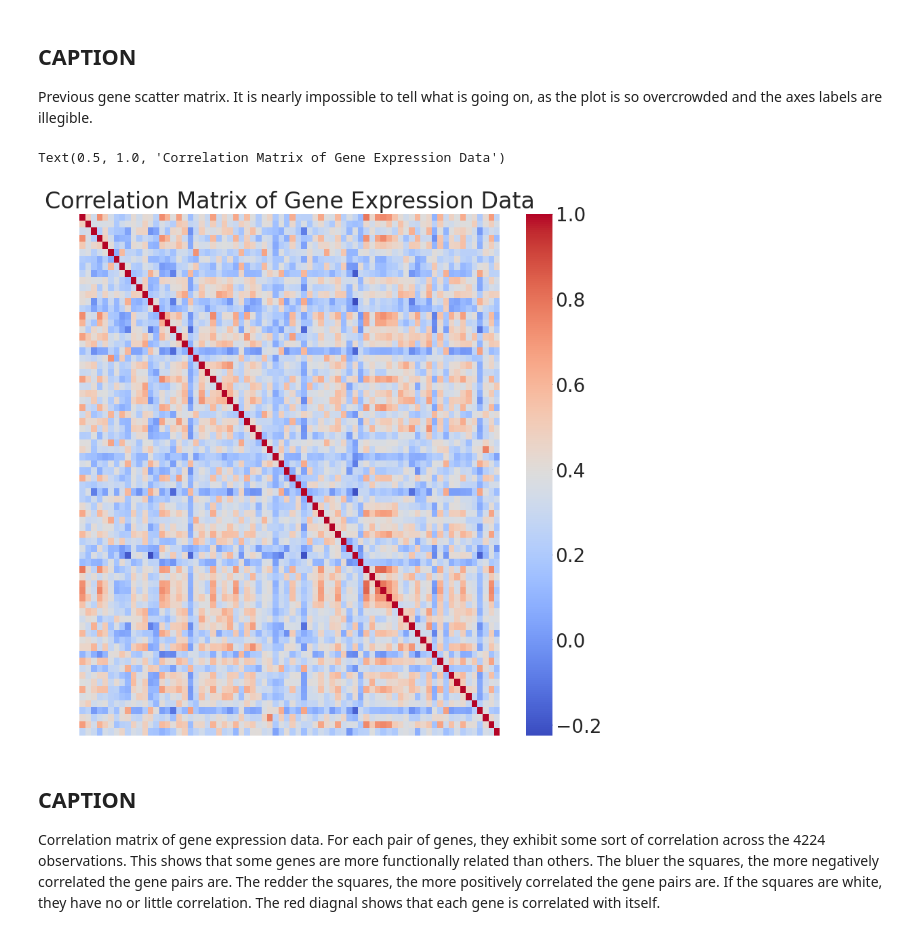
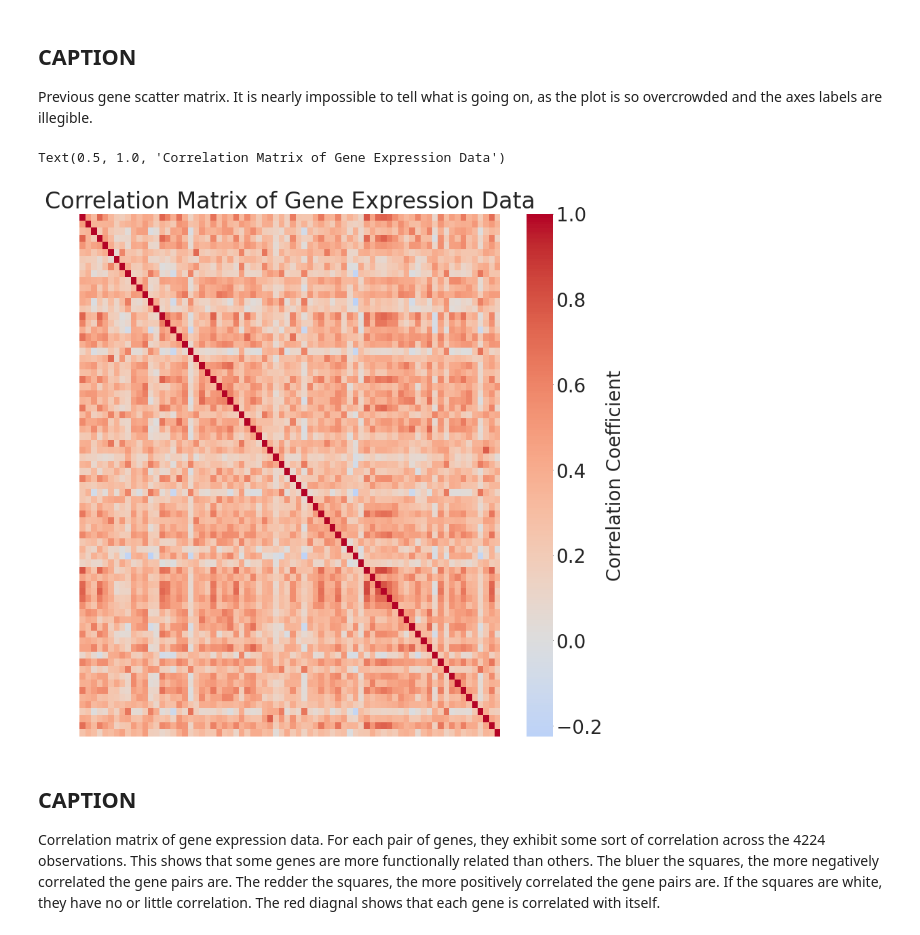
Before and after one commit to ashtonsouthwick/DSPS_ASouthwick, a Jupyter notebook: HW9/Hw9_Southwick_in_class_clusteringGenes.ipynb, the cells around one changed output. Cells and saved outputs as stored; diff of their text form; code cells hidden in the pictures.

```diff
--- a/HW9/Hw9_Southwick_in_class_clusteringGenes.ipynb
+++ b/HW9/Hw9_Southwick_in_class_clusteringGenes.ipynb
@@ -62,11 +62,11 @@ Previous gene scatter matrix. It is nearly impossible to tell what is going on,
 # %%
 corr = genes.corr()
 # %%
-sns.heatmap(corr, cmap='coolwarm', xticklabels=False, yticklabels=False)
+sns.heatmap(corr, cmap='coolwarm', xticklabels=False, yticklabels=False, center=0, cbar_kws={'label': 'Correlation Coefficient'})
 pl.title("Correlation Matrix of Gene Expression Data")
 # %% [output]
 Text(0.5, 1.0, 'Correlation Matrix of Gene Expression Data')
-[figure, old version]
+[figure, new version]
 # %% [markdown]
 ## CAPTION
 
```
